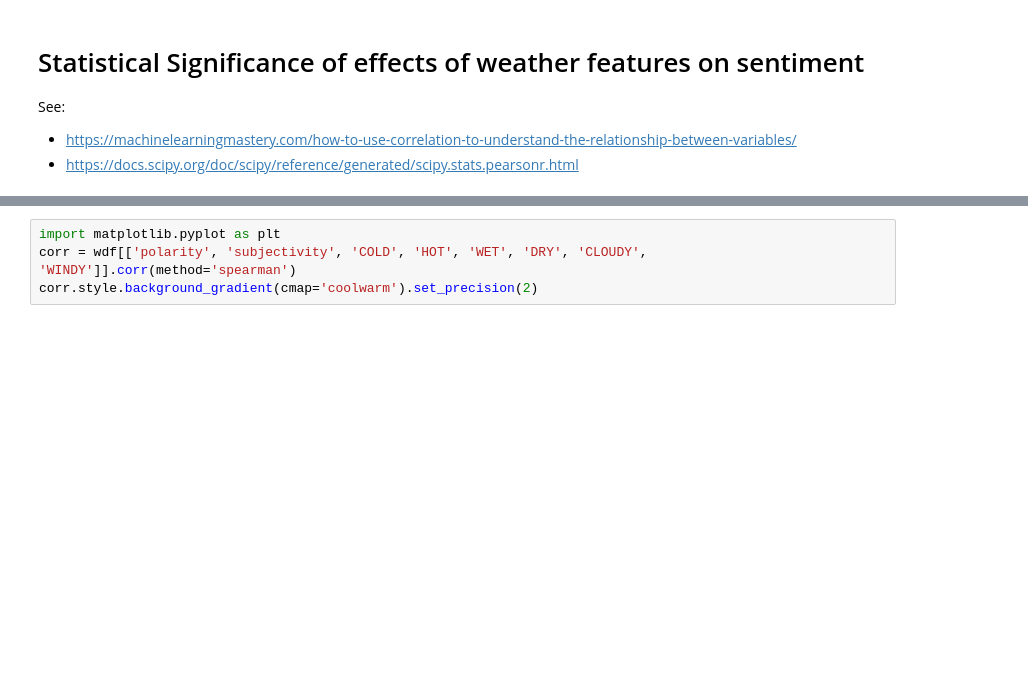
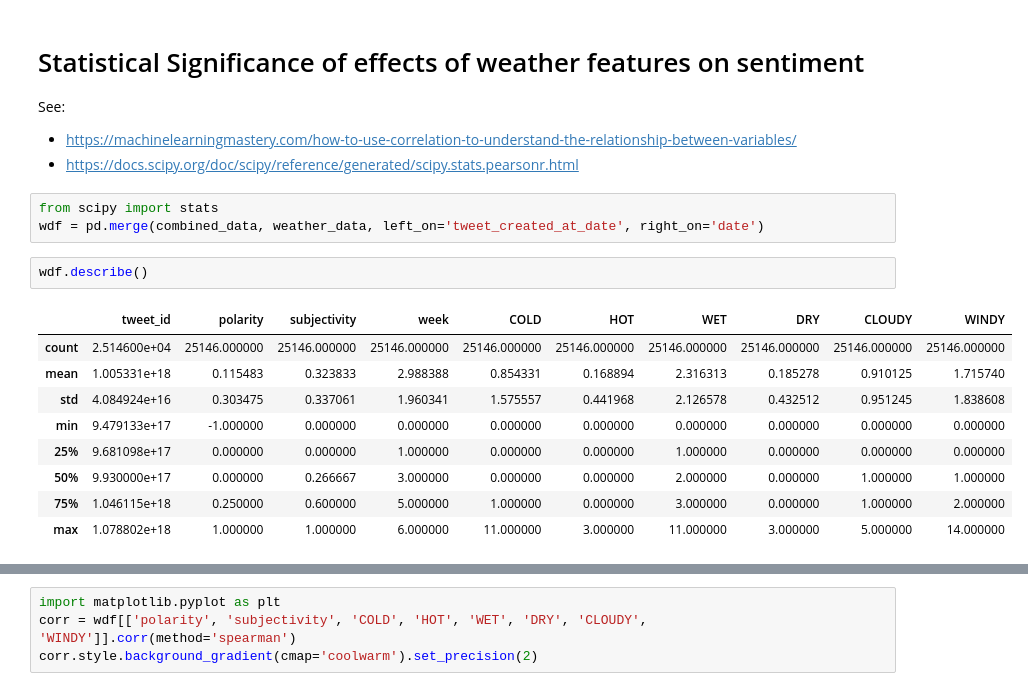
Before and after one commit to johnstcn/cs7is4group4, a Jupyter notebook: colab-notebook/TA_G4.ipynb, the cells around one changed output, grey strips where cells are left out. Cells and saved outputs as stored; diff of their text form; blank space fills up the shorter version.

```diff
--- a/colab-notebook/TA_G4.ipynb
+++ b/colab-notebook/TA_G4.ipynb
@@ -674,4 +674,19 @@ plt.show()
 See:
  * https://machinelearningmastery.com/how-to-use-correlation-to-understand-the-relationship-between-variables/
  * https://docs.scipy.org/doc/scipy/reference/generated/scipy.stats.pearsonr.html
+# %%
+from scipy import stats
+wdf = pd.merge(combined_data, weather_data, left_on='tweet_created_at_date', right_on='date')
+# %%
+wdf.describe()
+# %% [output]
+|  | tweet_id | polarity | subjectivity | week | COLD | HOT | WET | DRY | CLOUDY | WINDY |
+| count | 2.514600e+04 | 25146.000000 | 25146.000000 | 25146.000000 | 25146.000000 | 25146.000000 | 25146.000000 | 25146.000000 | 25146.000000 | 25146.000000 |
+| mean | 1.005331e+18 | 0.115483 | 0.323833 | 2.988388 | 0.854331 | 0.168894 | 2.316313 | 0.185278 | 0.910125 | 1.715740 |
+| std | 4.084924e+16 | 0.303475 | 0.337061 | 1.960341 | 1.575557 | 0.441968 | 2.126578 | 0.432512 | 0.951245 | 1.838608 |
+| min | 9.479133e+17 | -1.000000 | 0.000000 | 0.000000 | 0.000000 | 0.000000 | 0.000000 | 0.000000 | 0.000000 | 0.000000 |
+| 25% | 9.681098e+17 | 0.000000 | 0.000000 | 1.000000 | 0.000000 | 0.000000 | 1.000000 | 0.000000 | 0.000000 | 0.000000 |
+| 50% | 9.930000e+17 | 0.000000 | 0.266667 | 3.000000 | 0.000000 | 0.000000 | 2.000000 | 0.000000 | 1.000000 | 1.000000 |
+| 75% | 1.046115e+18 | 0.250000 | 0.600000 | 5.000000 | 1.000000 | 0.000000 | 3.000000 | 0.000000 | 1.000000 | 2.000000 |
+| max | 1.078802e+18 | 1.000000 | 1.000000 | 6.000000 | 11.000000 | 3.000000 | 11.000000 | 3.000000 | 5.000000 | 14.000000 |
 # %%
```
Also changed, not shown: parts of 1 cell of this notebook.
